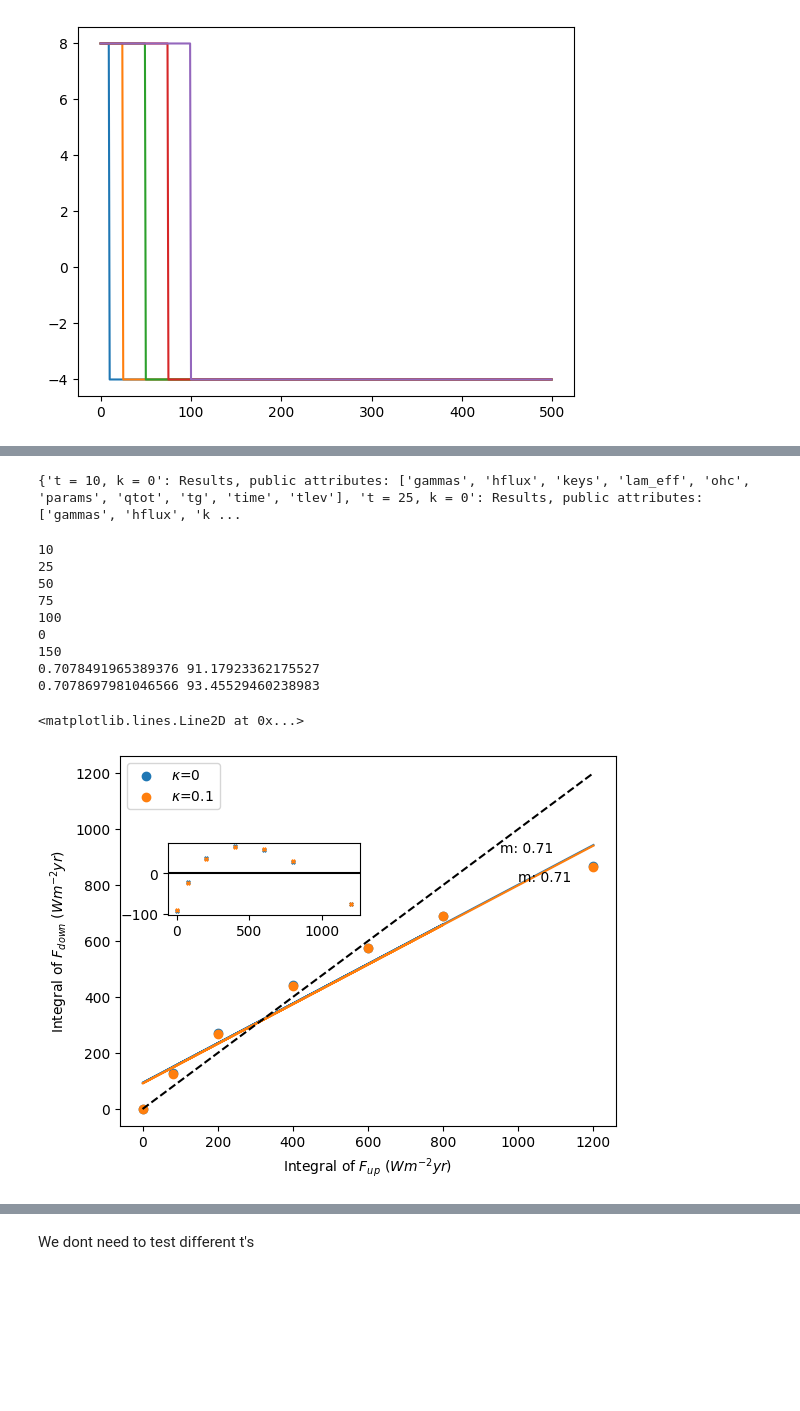
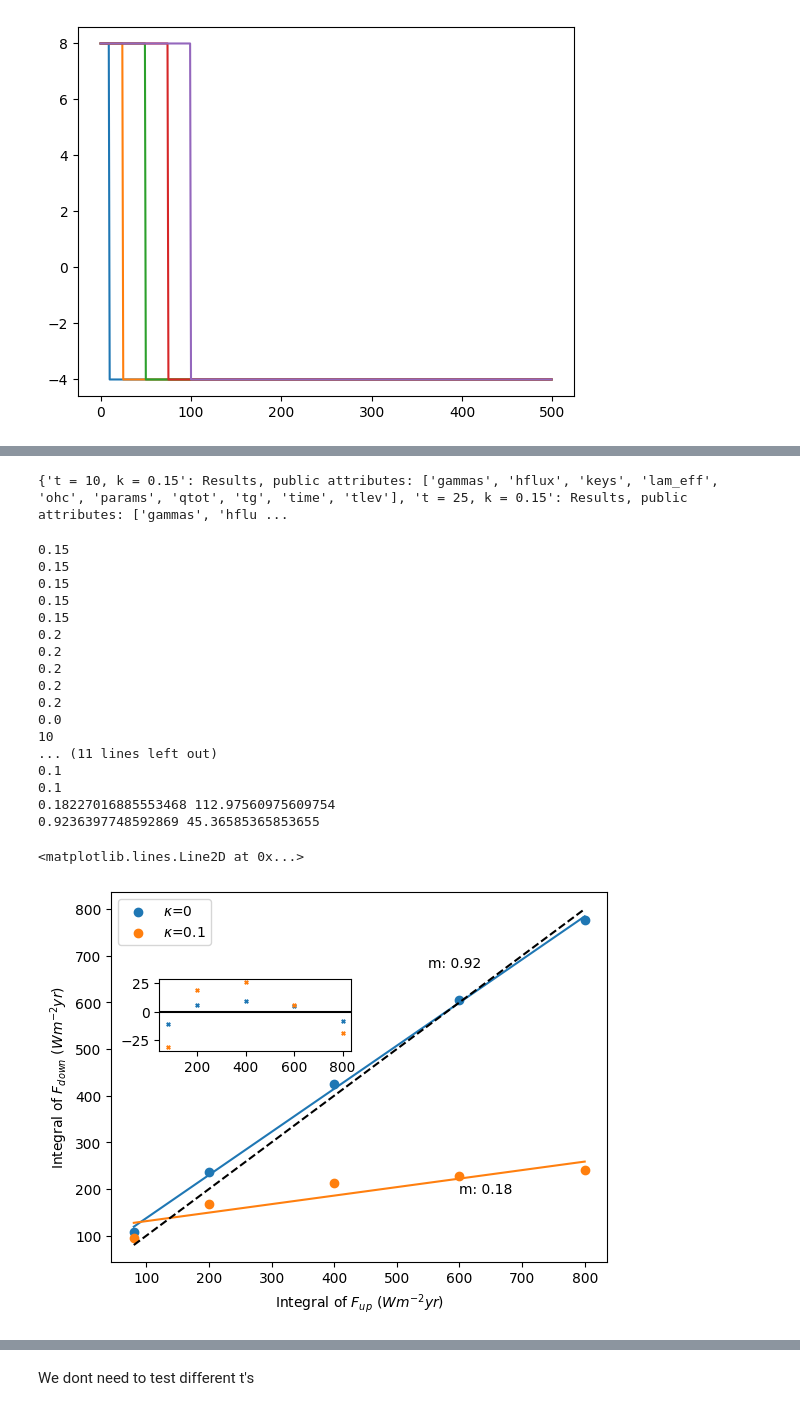
Before and after one commit to francesmcginley/ar6, a Jupyter notebook: Exploration/W10p2ReplicationWithGeoffroyParameters.ipynb, the cells around one changed output, grey strips where cells are left out. Saved outputs shown, nothing was run; the diff lists cells and outputs as text; code cells hidden in the pictures; blank space fills up the shorter version.

```diff
--- a/Exploration/W10p2ReplicationWithGeoffroyParameters.ipynb
+++ b/Exploration/W10p2ReplicationWithGeoffroyParameters.ipynb
@@ -565,8 +565,8 @@ for run, t in zip(runs,ts):
 # %% [markdown]
 # Rerunning with Bouttes Parameter values
 # %%
-d_l = 100       # m
-d_k = 2000      # m
+d_u = 100       # m
+d_l = 2000      # m
 
 alpha = 0.81    # W m^-2 K^-2
 c = 4.218e6     # J m^-3 K^-1
@@ -575,8 +575,8 @@ k = 1e-4        # m^2 s^-1
 gamma = c * k / (0.5 * (d_l + d_k))
 print(gamma)
 
-C_0 = c * d_l / (60*60*24*365)
-C = c * d_k / (60*60*24*365)
+C_0 = c * d_l / (60*60*24*365) #lower layer
+C = c * d_u / (60*60*24*365) #upper layer
 
 print(C, C_0)
 # %% [output]
@@ -606,8 +606,8 @@ for t in ts:
 [figure]
 # %%
 #runs_new = {}
-kappas = [0, 0.1]
-ts = [0,150]
+kappas = [0., 0.1]
+#ts = [0,150]
 
 for kappa in kappas:
     for t in ts:
@@ -682,7 +688,7 @@ t = 100, k = 0.1
 # %%
 print(runs_new)
 # %% [output]
-{'t = 10, k = 0': Results, public attributes: ['gammas', 'hflux', 'keys', 'lam_eff', 'ohc', 'params', 'qtot', 'tg', 'time', 'tlev'], 't = 25, k = 0': Results, public attributes: ['gammas', 'hflux', 'k ...
+{'t = 10, k = 0.15': Results, public attributes: ['gammas', 'hflux', 'keys', 'lam_eff', 'ohc', 'params', 'qtot', 'tg', 'time', 'tlev'], 't = 25, k = 0.15': Results, public attributes: ['gammas', 'hflu ...
 # %%
 import matplotlib.pyplot as plt
 #import math
@@ -707,18 +713,18 @@ for scen in runs_new:
     #print(scen)
     t = int(scen[scen.find("= ")+2:scen.find(", ")])
     k = (scen[scen.find("k = ")+4:])
-    #print(k)
+    print(k)
     #ts_instance.append(t)
     #print(t)
     minv= min(abs(run.tlev[:,1])[t:])
     i = np.where(abs(run.tlev[:,1]) == minv)
     return_times[scen] = run.time[i][0]
-    if k == "0":
+    if k == "0.0":
         print(t)
         fint_up.append(8 * t)
         t_0k.append(run.time[i][0])
         fint_down0.append(4 * (run.time[i][0]-t))
-    else:
+    elif k == "0.1":
         t_01k.append(run.time[i][0])
         fint_down01.append(4 * (run.time[i][0]-t))
 
@@ -743,43 +749,51 @@ print(m1,c1)
 
 A = np.vstack([fint_up, np.ones(len(fint_up))]).T
 m0, c0 = np.linalg.lstsq(A, fint_down0, rcond=None)[0]
 print(m0,c0)
 
 xs = np.array(fint_up)
 residuals0 = (fint_down0 - ( m0 * xs + c0) )
 residuals01 = (fint_down01 - ( m1 * xs + c1 ))
 
 fig, axs = plt.subplots()
 
 axs.scatter(fint_up, fint_down0, label = "$\kappa$=0")
 axs.scatter(fint_up, fint_down01, label = "$\kappa$=0.1")
 axs.plot(xs, m0 * xs + c0)
 axs.plot(xs, m1 * xs + c1)
 axs.plot(np.sort(xs), np.sort(xs), "k", linestyle= "dashed")
 axs.set_xlabel("Integral of $F_{up}$ ($Wm^{-2} yr$)")
 axs.set_ylabel("Integral of $F_{down}$ ($Wm^{-2} yr$)")
-axs.annotate(f"m: %s"%"{:.2f}".format(m0) , (xs[-1]-250,fint_down0[-1]+50))
+axs.annotate(f"m: %s"%"{:.2f}".format(m0) , (xs[-1]-250,fint_down0[-1]-100))
 axs.annotate(f"m: %s"%"{:.2f}".format(m1) , (xs[-1]-200,fint_down01[-1]-50 ))
 axs.legend()
 
 
 l, b, h, w = .2, .55, .15, .3
 ax2 = fig.add_axes([l, b, w, h])
 ax2.scatter(xs, residuals0, marker="x", s = 6)
 ax2.scatter(xs, residuals01, marker="x", s = 6)
 ax2.axhline(0, color="k")
 # %% [output]
+0.15
+0.15
+0.15
+0.15
+0.15
+0.2
+0.2
+0.2
+0.2
+0.2
+0.0
 10
-25
-50
-75
-100
-0
-150
-0.7078491965389376 91.17923362175527
-0.7078697981046566 93.45529460238983
+... (11 lines left out)
+0.1
+0.1
+0.18227016885553468 112.97560975609754
+0.9236397748592869 45.36585365853655
 <matplotlib.lines.Line2D at 0x...>
-[figure, old version]
+[figure, new version]
 # %%
 print(fint_up)
 plt.plot(np.sort(fint_up, axis=0))
```
Also changed, not shown: parts of 7 cells of this notebook, 3 other files.
